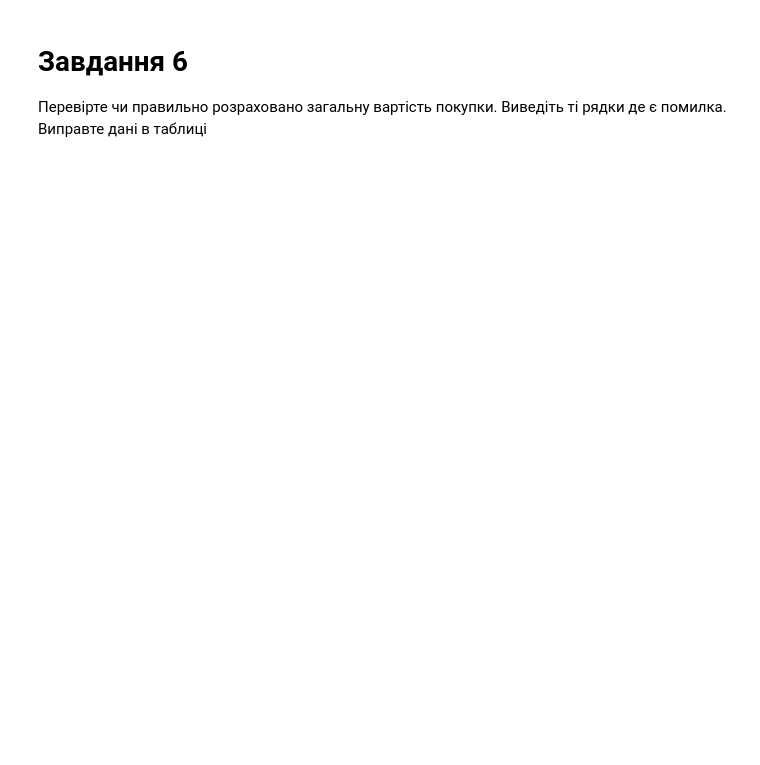
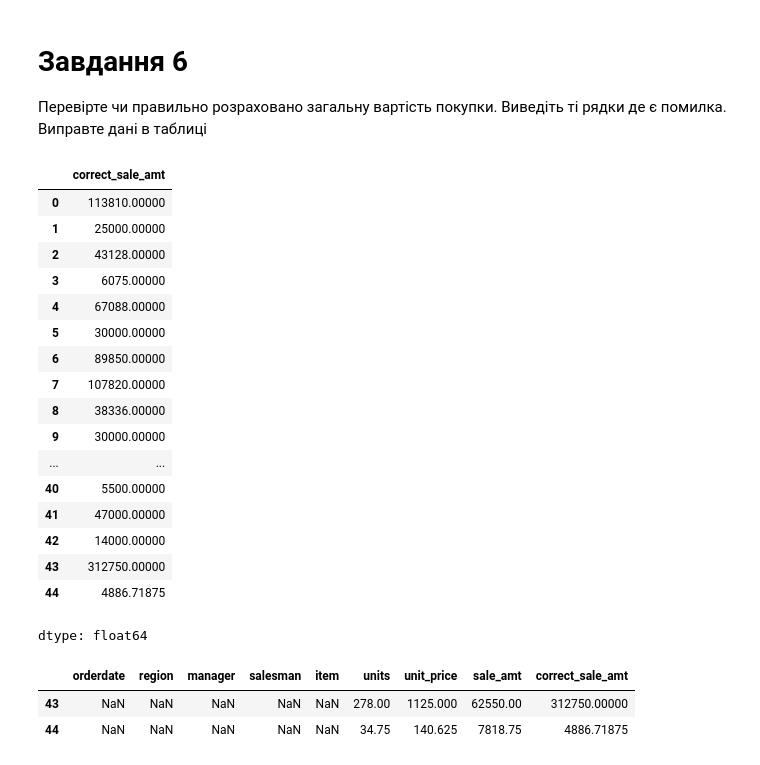
Before and after one commit to Margo-s-M/-, a Jupyter notebook: Собченко_дз_3пандас.ipynb, the cells around one changed output. Saved outputs shown, nothing was run; the diff lists cells and outputs as text; code cells hidden in the pictures; blank space fills up the shorter version.

```diff
--- a/Собченко_дз_3пандас.ipynb
+++ b/Собченко_дз_3пандас.ipynb
@@ -166,3 +183,33 @@ revenue
 # %% [markdown]
 # Завдання 6
 Перевірте чи правильно розраховано загальну вартість покупки. Виведіть ті рядки де є помилка. Виправте дані в таблиці
+# %%
+
+df['correct_sale_amt'] = df['unit_price'] * df['units']
+df.correct_sale_amt
+# %% [output]
+|  | correct_sale_amt |
+| 0 | 113810.00000 |
+| 1 | 25000.00000 |
+| 2 | 43128.00000 |
+| 3 | 6075.00000 |
+| 4 | 67088.00000 |
+| 5 | 30000.00000 |
+| 6 | 89850.00000 |
+| 7 | 107820.00000 |
+| 8 | 38336.00000 |
+| 9 | 30000.00000 |
+| ... | ... |
+| 40 | 5500.00000 |
+| 41 | 47000.00000 |
+| 42 | 14000.00000 |
+| 43 | 312750.00000 |
+| 44 | 4886.71875 |
+dtype: float64
+# %%
+inco_r = df[df['sale_amt'] != df['correct_sale_amt']]
+inco_r
+# %% [output]
+|  | orderdate | region | manager | salesman | item | units | unit_price | sale_amt | correct_sale_amt |
+| 43 | NaN | NaN | NaN | NaN | NaN | 278.00 | 1125.000 | 62550.00 | 312750.00000 |
+| 44 | NaN | NaN | NaN | NaN | NaN | 34.75 | 140.625 | 7818.75 | 4886.71875 |
```
Also changed, not shown: parts of 4 cells of this notebook.
